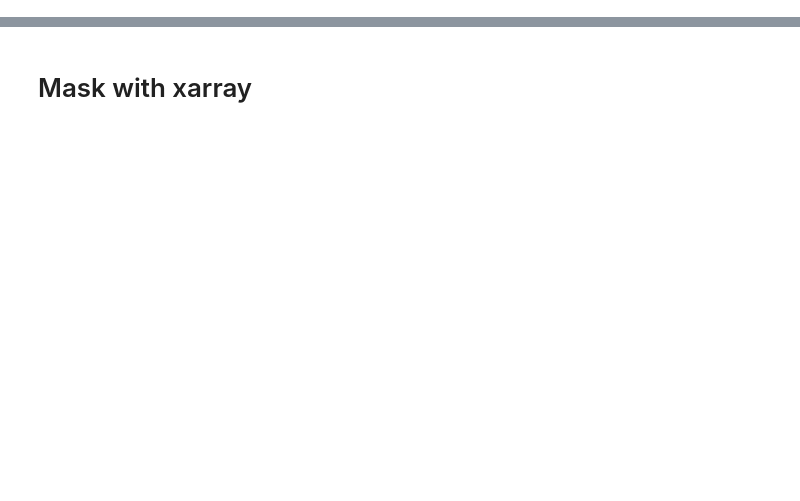
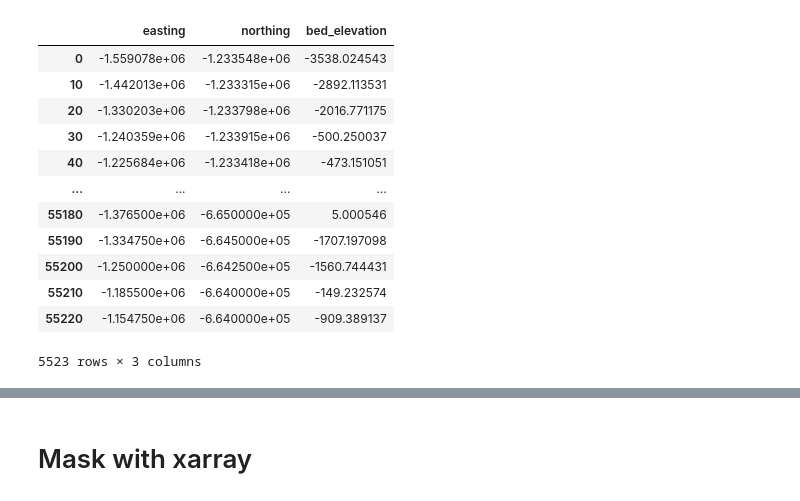
Before and after one commit to ChrtistianHase/Semesterproject_2025, a Jupyter notebook: topography_interpolation.ipynb, the cells around one changed output, grey strips where cells are left out. Drawn from its saved outputs; the diff is of its cells as text; code cells hidden in the pictures; blank space fills up the shorter version.

```diff
--- a/topography_interpolation.ipynb
+++ b/topography_interpolation.ipynb
@@ -21,5 +39,19 @@ region = regions.getz_ice_shelf
 # %%
 Data = pd.read_csv('constraint_points.csv')
 #Data = Data[:10000]
-constraint_points = Data[0::1] #uses every 10th datapoint
+constraint_points = Data[0::10] #uses every 10th datapoint
 constraint_points
+# %% [output]
+|  | easting | northing | bed_elevation |
+| 0 | -1.559078e+06 | -1.233548e+06 | -3538.024543 |
+| 10 | -1.442013e+06 | -1.233315e+06 | -2892.113531 |
+| 20 | -1.330203e+06 | -1.233798e+06 | -2016.771175 |
+| 30 | -1.240359e+06 | -1.233915e+06 | -500.250037 |
+| 40 | -1.225684e+06 | -1.233418e+06 | -473.151051 |
+| ... | ... | ... | ... |
+| 55180 | -1.376500e+06 | -6.650000e+05 | 5.000546 |
+| 55190 | -1.334750e+06 | -6.645000e+05 | -1707.197098 |
+| 55200 | -1.250000e+06 | -6.642500e+05 | -1560.744431 |
+| 55210 | -1.185500e+06 | -6.640000e+05 | -149.232574 |
+| 55220 | -1.154750e+06 | -6.640000e+05 | -909.389137 |
+5523 rows × 3 columns
```
Also changed, not shown: parts of 14 cells of this notebook, 3 other files.
